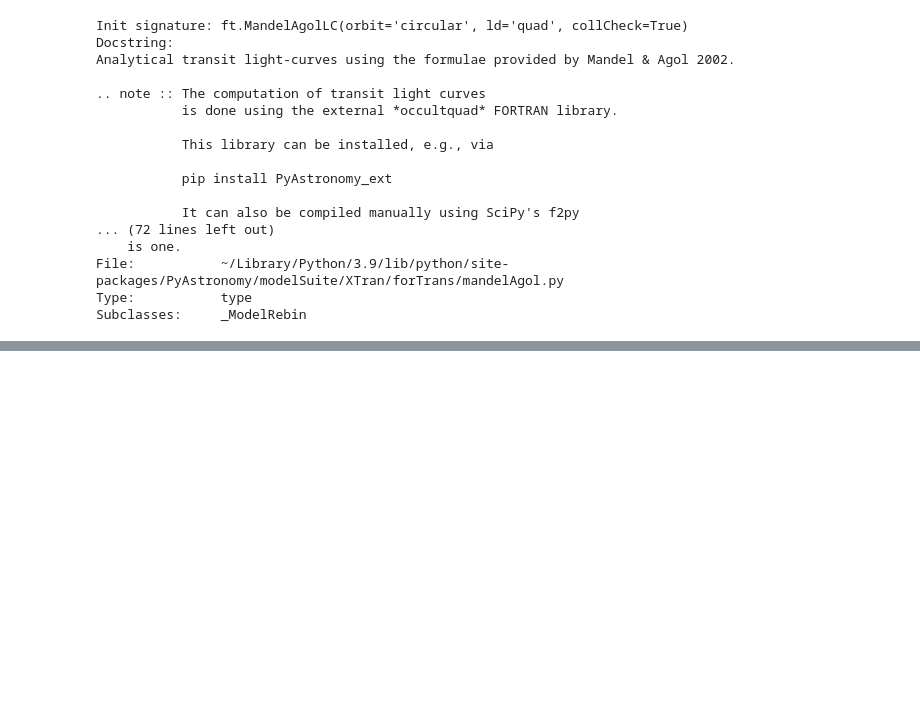
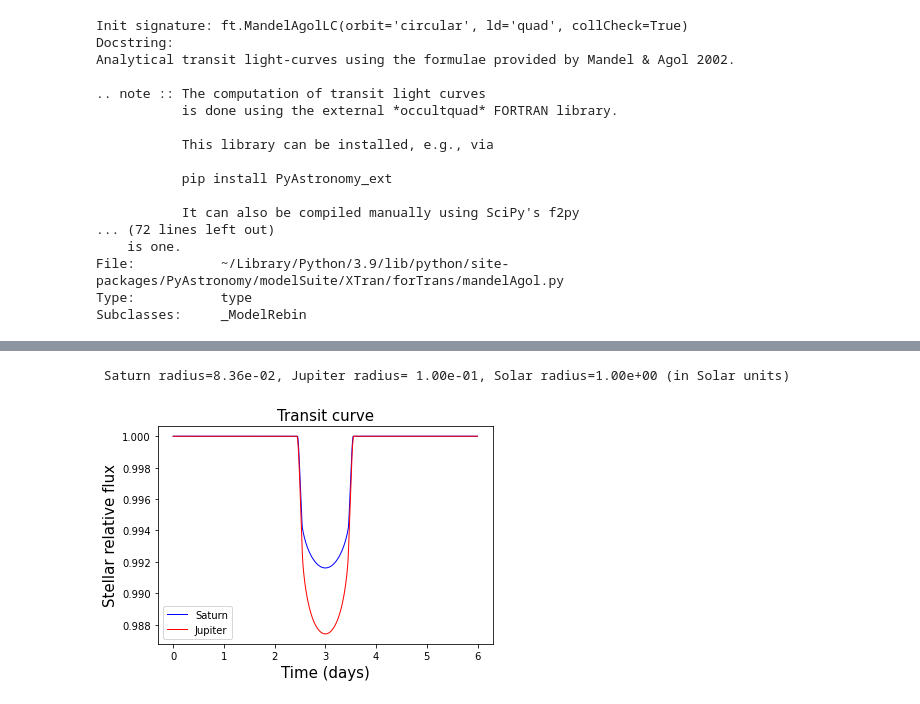
Before and after one commit to Milne-Centre/ThaiPASS2022, a Jupyter notebook: Exoplanets/Exoplanets-III.ipynb, the cells around one changed output, grey strips where cells are left out. Saved outputs shown, nothing was run; the diff lists cells and outputs as text; code cells hidden in the pictures; blank space fills up the shorter version.

```diff
--- a/Exoplanets/Exoplanets-III.ipynb
+++ b/Exoplanets/Exoplanets-III.ipynb
@@ -85,0 +144,18 @@ plt.show()
+# %%
+# convert Earth and Jupiter radii in solar units
+
+#set the variables in the values in km
+R_saturn=58232
+R_jup=69911
+R_sun=696340
+
+#convert
+R_saturn=R_saturn/R_sun
+R_jup=R_jup/R_sun
+R_sun=R_sun/R_sun
+
+# check the values (print in scientific notation)
+
+print (" Saturn radius=%.2e, Jupiter radius= %.2e, Solar radius=%.2e (in Solar units)" % (R_saturn, R_jup, R_sun))
+# %% [output]
+ Saturn radius=8.36e-02, Jupiter radius= 1.00e-01, Solar radius=1.00e+00 (in Solar units)
@@ -85,0 +190,27 @@ plt.show()
+# %%
+# plot the transits on the same plot
+
+# Choose some time axis
+# this defines the time sampling (how often do you observe the star)
+time = np.linspace(0, 6, 1000)
+
+# Calculate the time evolution of the stellar brightness using the transit model
+# The function evaluate acts on "planet" to give the stellar_flux vs time
+
+# Saturn
+stellar_flux1 = planet1.evaluate(time)
+# Jupiter
+stellar_flux2 = planet2.evaluate(time)
+
+plt.title ("Transit curve", fontsize = 15)
+plt.xlabel("Time (days)", fontsize = 15)
+plt.ylabel("Stellar relative flux", fontsize = 15)
+
+# Let's see what happened ...
+plt.plot(time, stellar_flux1, color='blue', linewidth=1, label="Saturn")
+plt.plot(time, stellar_flux2, color='red', linewidth=1, label="Jupiter")
+plt.legend()
+
+plt.show()
+# %% [output]
+[figure, added]
```
Also changed, not shown: parts of 24 cells of this notebook, 22 other files.
